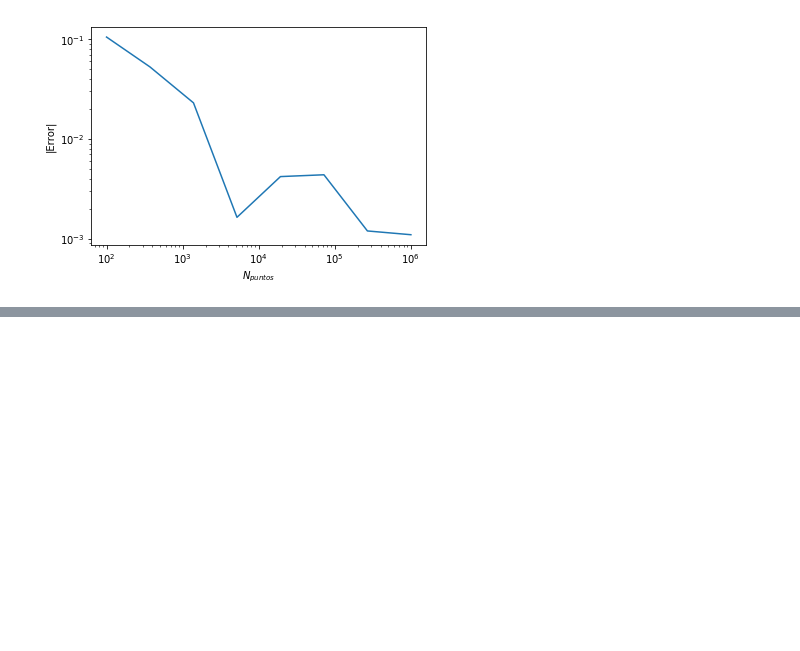
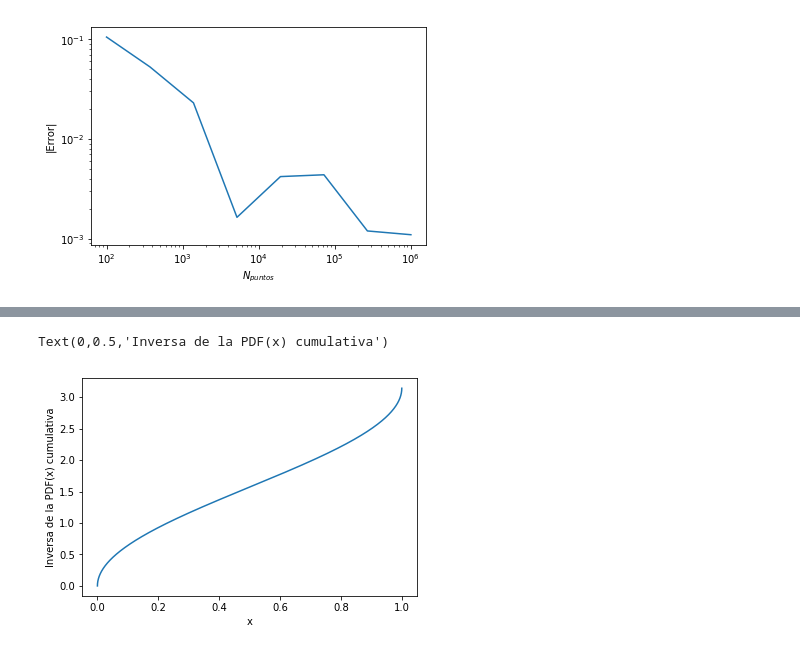
Before and after one commit to irecio/MetodoComputacionales, a Jupyter notebook: Week3/Lecture2.ipynb, the cells around one changed output, grey strips where cells are left out. Cells and saved outputs as stored; diff of their text form; code cells hidden in the pictures; blank space fills up the shorter version.

```diff
--- a/Week3/Lecture2.ipynb
+++ b/Week3/Lecture2.ipynb
@@ -97,0 +174,11 @@ Text(0,0.5,'|Error|')
+# %%
+def InvCumulFunction(x):
+    return np.arccos(-2.0*(x-0.5))
+# %%
+zi = np.linspace(0.,1.,int(Npoints))
+plt.plot(zi, InvCumulFunction(zi))
+plt.xlabel('x')
+plt.ylabel('Inversa de la PDF(x) cumulativa')
+# %% [output]
+Text(0,0.5,'Inversa de la PDF(x) cumulativa')
+[figure, added]
```
Also changed, not shown: parts of 18 cells of this notebook.
